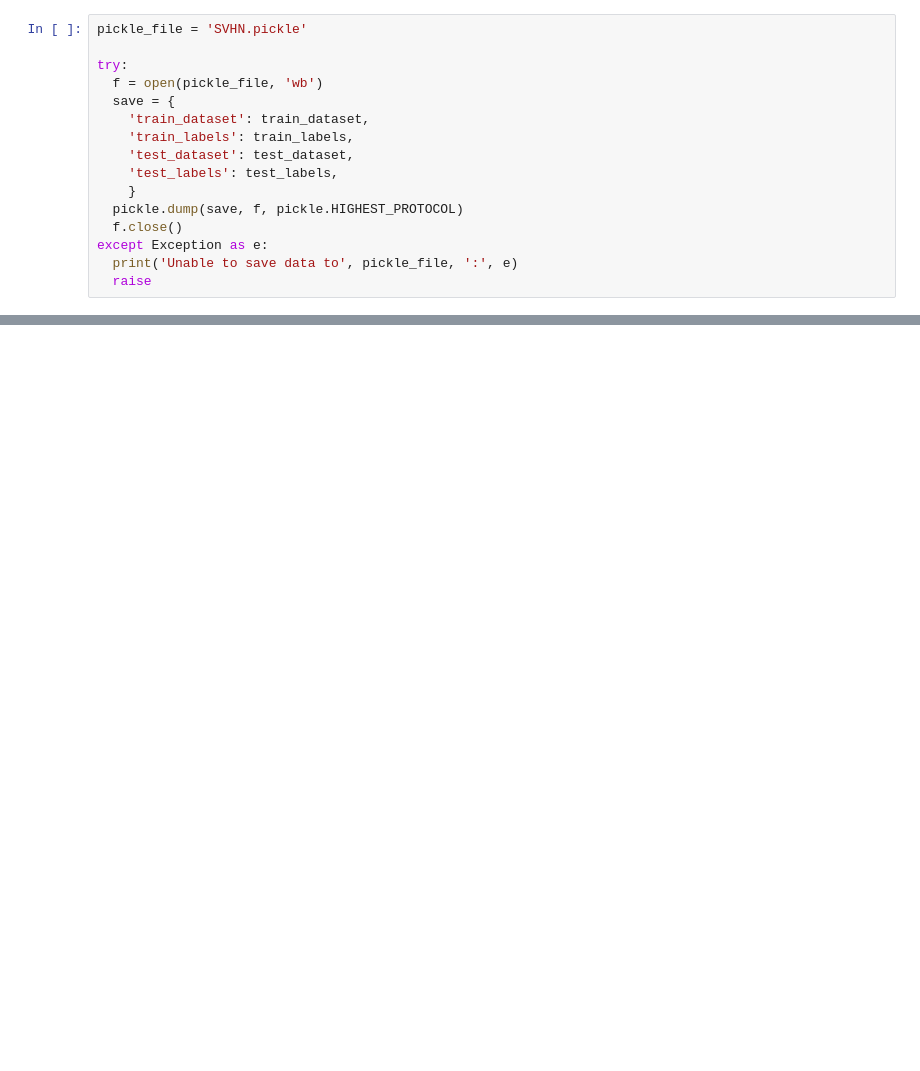
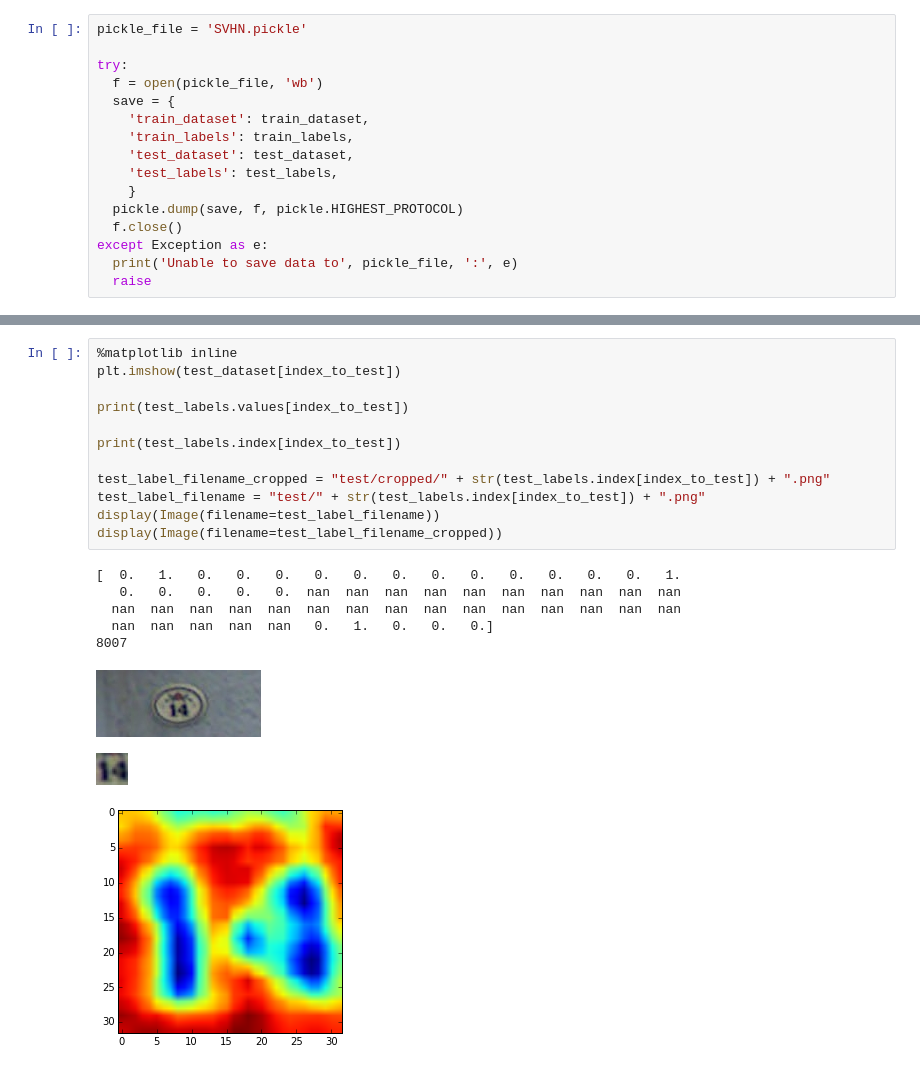
Before and after one commit to sarahrn/ImageSequenceRecognitionSVHN, a Jupyter notebook: LiveCamera_PickleData.ipynb, the cells around one changed output, grey strips where cells are left out. Cells and saved outputs as stored; diff of their text form; blank space fills up the shorter version.

```diff
--- a/LiveCamera_PickleData.ipynb
+++ b/LiveCamera_PickleData.ipynb
@@ -332,0 +384,21 @@ except Exception as e:
+# %%
+%matplotlib inline
+plt.imshow(test_dataset[index_to_test])
+
+print(test_labels.values[index_to_test])
+
+print(test_labels.index[index_to_test])
+
+test_label_filename_cropped = "test/cropped/" + str(test_labels.index[index_to_test]) + ".png"
+test_label_filename = "test/" + str(test_labels.index[index_to_test]) + ".png"
+display(Image(filename=test_label_filename))
+display(Image(filename=test_label_filename_cropped))
+# %% [output]
+[  0.   1.   0.   0.   0.   0.   0.   0.   0.   0.   0.   0.   0.   0.   1.
+   0.   0.   0.   0.   0.  nan  nan  nan  nan  nan  nan  nan  nan  nan  nan
+  nan  nan  nan  nan  nan  nan  nan  nan  nan  nan  nan  nan  nan  nan  nan
+  nan  nan  nan  nan  nan   0.   1.   0.   0.   0.]
+8007
+[figure, added]
+[figure, added]
+[figure, added]
```
Also changed, not shown: parts of 14 cells of this notebook, 1 other file.
